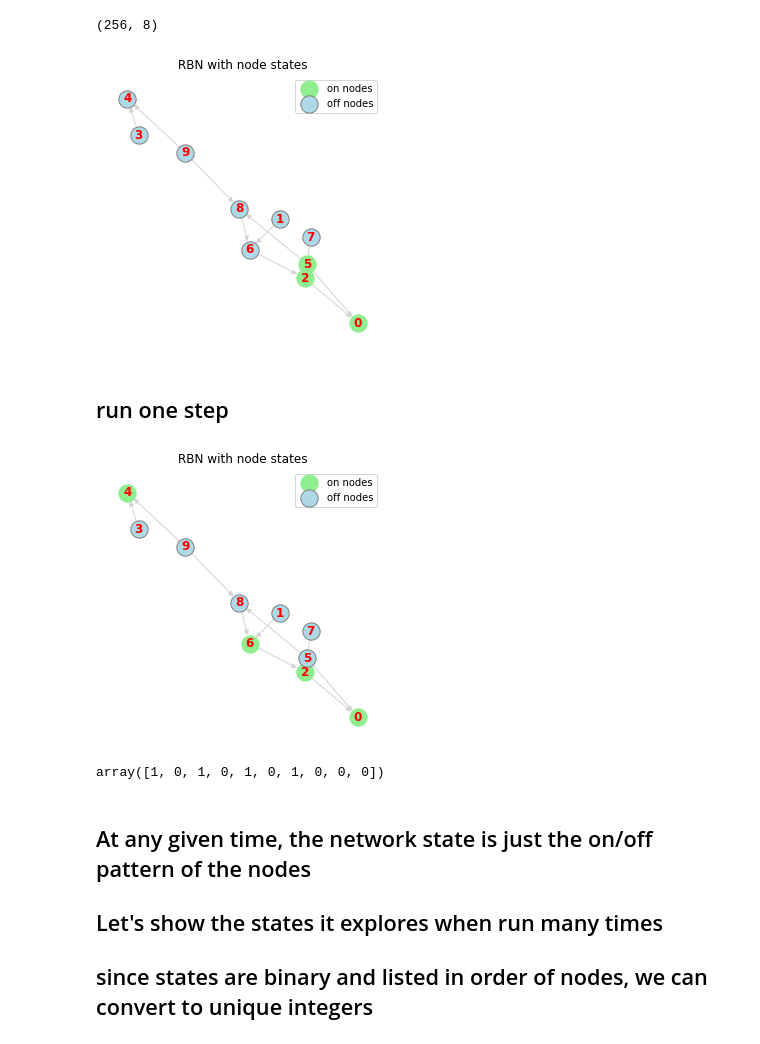
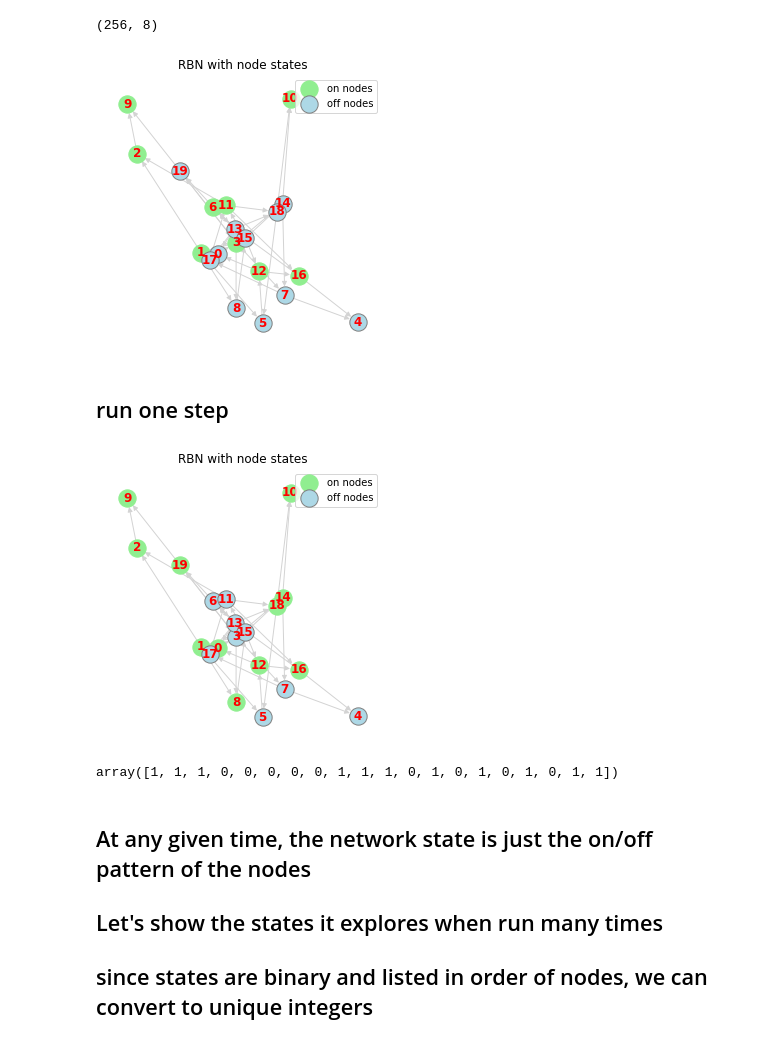
Before and after one commit to galenwilkerson/Random-Boolean-Networks, a Jupyter notebook: RBN.ipynb, the cells around one changed output. Saved outputs shown, nothing was run; the diff lists cells and outputs as text; code cells hidden in the pictures.

```diff
--- a/RBN.ipynb
+++ b/RBN.ipynb
@@ -68,7 +68,7 @@ class RBN:
         and initalize the node states
         '''
 
-        self.G = nx.DiGraph(N = N)
+        self.G = nx.DiGraph()
         self.G.add_nodes_from(range(N))
 
 #         for i in range(N):
@@ -77,15 +77,33 @@ class RBN:
 #                 if (new_neighbor != i):
 #                     self.G.add_edge(new_neighbor, i)
 
+#         node_list = list(range(N))
+
+#         # add k edges per node
+#         for i in node_list:
+#             node_list_without_i = node_list
+#             node_list_without_i.remove(i)
+#             neighbors = np.random.choice(node_list_without_i, k, replace=False)
+#             for j in neighbors:
+#                 self.G.add_edge(j,i)
+
+
         node_list = list(range(N))
 
         # add k edges per node
         for i in node_list:
-            node_list_without_i = node_list
-            node_list_without_i.remove(i)
-            neighbors = np.random.choice(node_list_without_i, k, replace=False)
-            for j in neighbors:
-                self.G.add_edge(j,i)
+            while self.G.in_degree(i) < k:
+                node_list_without_i = node_list.copy()
+                node_list_without_i.remove(i)
+                # remove existing in-neighbors
+                for j in list(self.G.predecessors(i)):
+                    node_list_without_i.remove(j)
+
+                neighbors = np.random.choice(node_list_without_i, k, replace=False)
+                for neighbor in neighbors:
+                    self.G.add_edge(neighbor,i)
+
+
 
 
         self.m = 2**k  # number of rows
@@ -197,7 +215,7 @@ class RBN:
 #         nx.draw(self.state_graph, node_color='lightblue', with_labels=True)
 
         plt.figure()
-        plt.title('state graph')
+        plt.title('state graph colored by Eigen-centrality')
         try:
             eigvec_centrality = nx.eigenvector_centrality_numpy(self.state_graph)
             nx.draw(self.state_graph, with_labels = True,
@@ -219,21 +237,21 @@ class RBN:
         adj = nx.adjacency_matrix(self.state_graph).todense()
         sns.heatmap(adj, xticklabels=list(self.state_graph.nodes), yticklabels=list(self.state_graph.nodes));
 # %%
-rbn = RBN(N = 10, k = 2)
+rbn = RBN(N = 20, k = 2)
 rbn.draw()
 # %% [output]
-[figure, old version]
+[figure, new version]
 # %% [markdown]
 ## run one step
 # %%
 rbn.run(num_iterations=1)
 rbn.draw()
 # %% [output]
-[figure, old version]
+[figure, new version]
 # %%
 rbn.node_states
 # %% [output]
-array([1, 0, 1, 0, 1, 0, 1, 0, 0, 0])
+array([1, 1, 1, 0, 0, 0, 0, 0, 1, 1, 1, 0, 1, 0, 1, 0, 1, 0, 1, 1])
 # %% [markdown]
 ## At any given time, the network state is just the on/off pattern of the nodes
 
```
Also changed, not shown: parts of 7 cells of this notebook.
